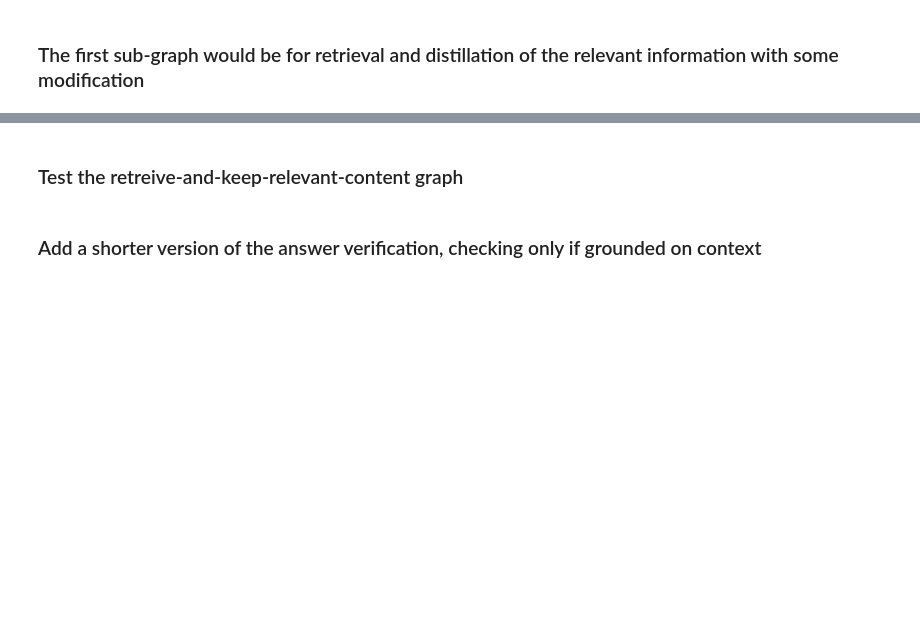
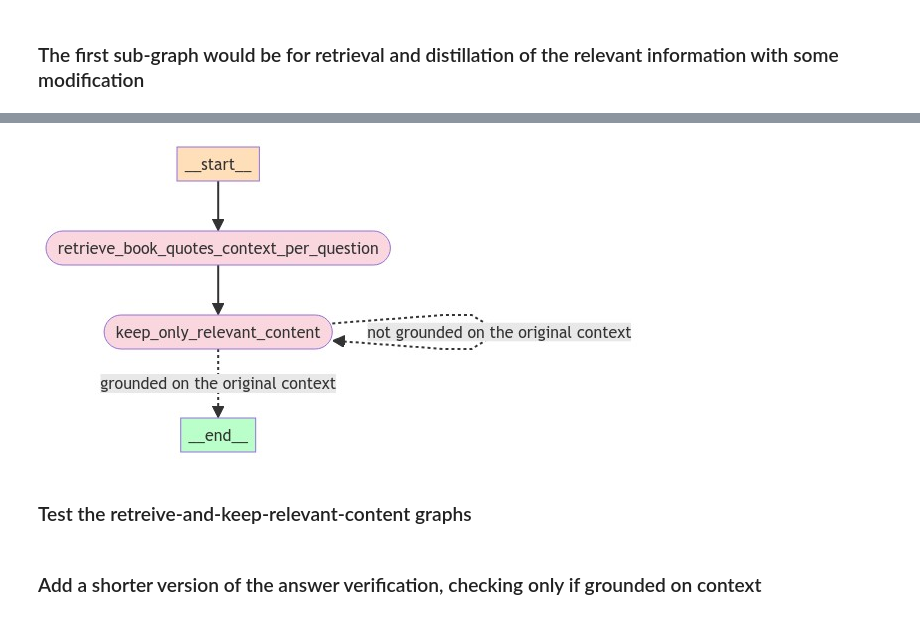
Before and after one commit to NirDiamant/Controllable-RAG-Agent, a Jupyter notebook: sophisticated_rag_agent_harry_potter.ipynb, the cells around one changed output, grey strips where cells are left out. Saved outputs shown, nothing was run; the diff lists cells and outputs as text; code cells hidden in the pictures; blank space fills up the shorter version.

```diff
--- a/sophisticated_rag_agent_harry_potter.ipynb
+++ b/sophisticated_rag_agent_harry_potter.ipynb
@@ -203,6 +231,7 @@ else:
 # %%
 chunks_query_retriever = chunks_vector_store.as_retriever(search_kwargs={"k": 1})
 chapter_summaries_query_retriever = chapter_summaries_vector_store.as_retriever(search_kwargs={"k": 1})
+book_quotes_query_retriever = book_quotes_vectorstore.as_retriever(search_kwargs={"k": 10})
 # %% [markdown]
 # For advanced RAGing
 ## For questions that can be answered by retrieval based on the original query, we create a `langgraph` graph for answering the query.
@@ -723,2 +833,32 @@ display(
+# %%
+qualitative_book_quotes_retrieval_workflow = StateGraph(QualitativeRetrievalGraphState)
+
+# Define the nodes
+qualitative_book_quotes_retrieval_workflow.add_node("retrieve_book_quotes_context_per_question",retrieve_book_quotes_context_per_question)
+qualitative_book_quotes_retrieval_workflow.add_node("keep_only_relevant_content",keep_only_relevant_content)
+
+# Build the graph
+qualitative_book_quotes_retrieval_workflow.set_entry_point("retrieve_book_quotes_context_per_question")
+
+qualitative_book_quotes_retrieval_workflow.add_edge("retrieve_book_quotes_context_per_question", "keep_only_relevant_content")
+
+qualitative_book_quotes_retrieval_workflow.add_conditional_edges(
+    "keep_only_relevant_content",
+    is_distilled_content_grounded_on_content,
+    {"grounded on the original context":END,
+      "not grounded on the original context":"keep_only_relevant_content"},
+    )
+
+qualitative_book_quotes_retrieval_workflow_app = qualitative_book_quotes_retrieval_workflow.compile()
+
+display(
+    Image(
+        qualitative_book_quotes_retrieval_workflow_app.get_graph().draw_mermaid_png(
+            draw_method=MermaidDrawMethod.API,
+        )
+    )
+)
+# %% [output]
+[figure, added]
 # %% [markdown]
-### Test the retreive-and-keep-relevant-content graph
+### Test the retreive-and-keep-relevant-content graphs
```
Also changed, not shown: parts of 27 cells of this notebook, 6 other files.
